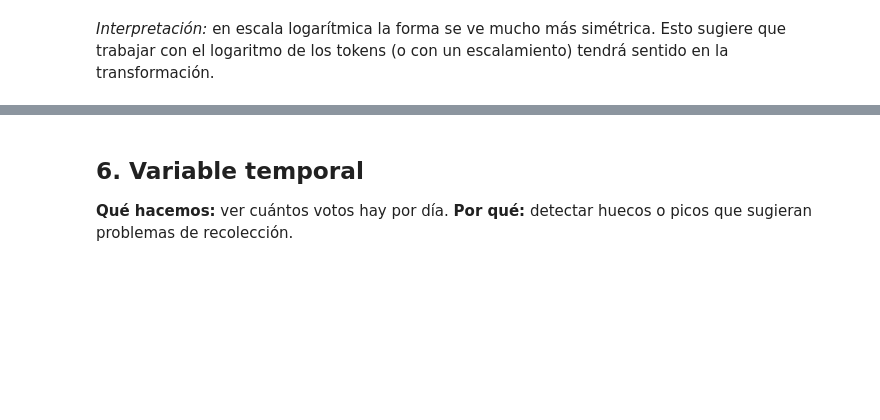
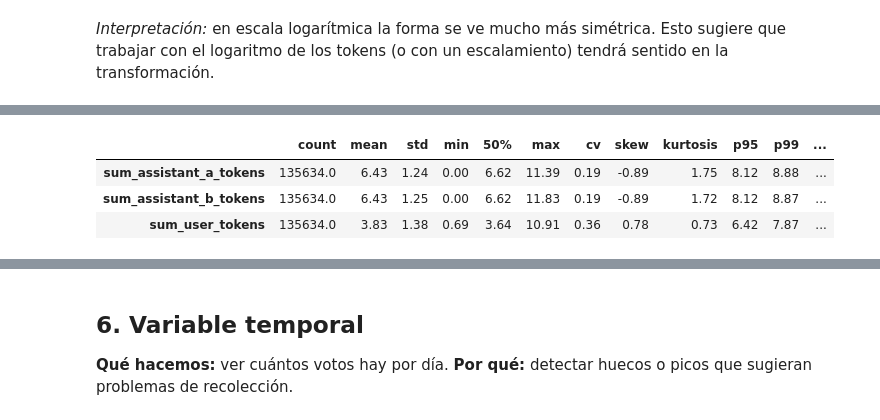
Before and after one commit to JoseFredes/lmarena-sumativa1, a Jupyter notebook: F2/F2_01_acquisition_exploration.ipynb, the cells around one changed output, grey strips where cells are left out. Cells and saved outputs as stored; diff of their text form; code cells hidden in the pictures; blank space fills up the shorter version.

```diff
--- a/F2/F2_01_acquisition_exploration.ipynb
+++ b/F2/F2_01_acquisition_exploration.ipynb
@@ -392,0 +405,7 @@ plot_hist(meta["sum_assistant_a_tokens"], "Response tokens, side A (log scale)",
+# %%
+numeric_summary(meta, cols_tokens, log=True)
+# %% [output]
+|  | count | mean | std | min | 50% | max | cv | skew | kurtosis | p95 | p99 | ... |
+| sum_assistant_a_tokens | 135634.0 | 6.43 | 1.24 | 0.00 | 6.62 | 11.39 | 0.19 | -0.89 | 1.75 | 8.12 | 8.88 | ... |
+| sum_assistant_b_tokens | 135634.0 | 6.43 | 1.25 | 0.00 | 6.62 | 11.83 | 0.19 | -0.89 | 1.72 | 8.12 | 8.87 | ... |
+| sum_user_tokens | 135634.0 | 3.83 | 1.38 | 0.69 | 3.64 | 10.91 | 0.36 | 0.78 | 0.73 | 6.42 | 7.87 | ... |
```
Also changed, not shown: parts of 14 cells of this notebook.
